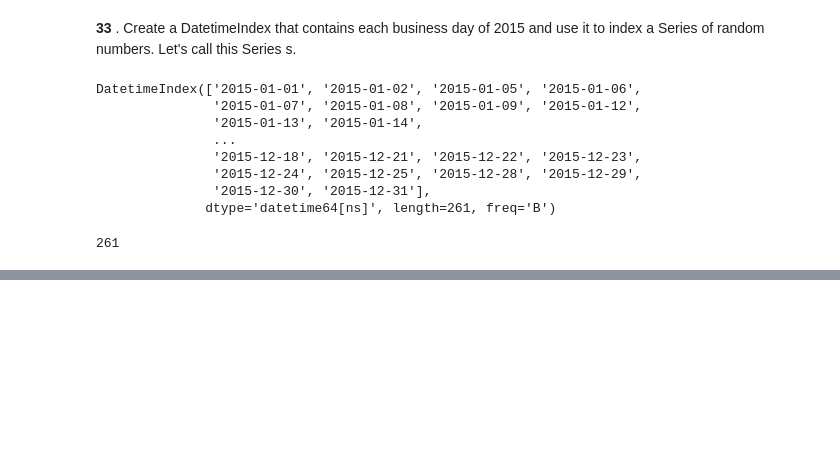
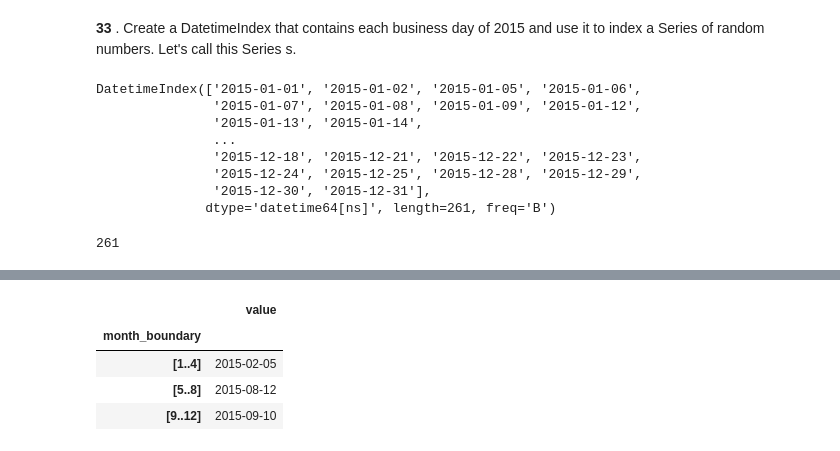
Before and after one commit to unchil/Notebook, a Jupyter notebook: Puzzles_Python.ipynb, the cells around one changed output, grey strips where cells are left out. Cells and saved outputs as stored; diff of their text form; code cells hidden in the pictures; blank space fills up the shorter version.

```diff
--- a/Puzzles_Python.ipynb
+++ b/Puzzles_Python.ipynb
@@ -1236,0 +1292,8 @@ Freq: B, Length: 261, dtype: int64
+# %%
+df.groupby('month_boundary',  observed=True).idxmax()
+# %% [output]
+|  | value |
+| month_boundary |  |
+| [1..4] | 2015-02-05 |
+| [5..8] | 2015-08-12 |
+| [9..12] | 2015-09-10 |
```
Also changed, not shown: parts of 9 cells of this notebook.
